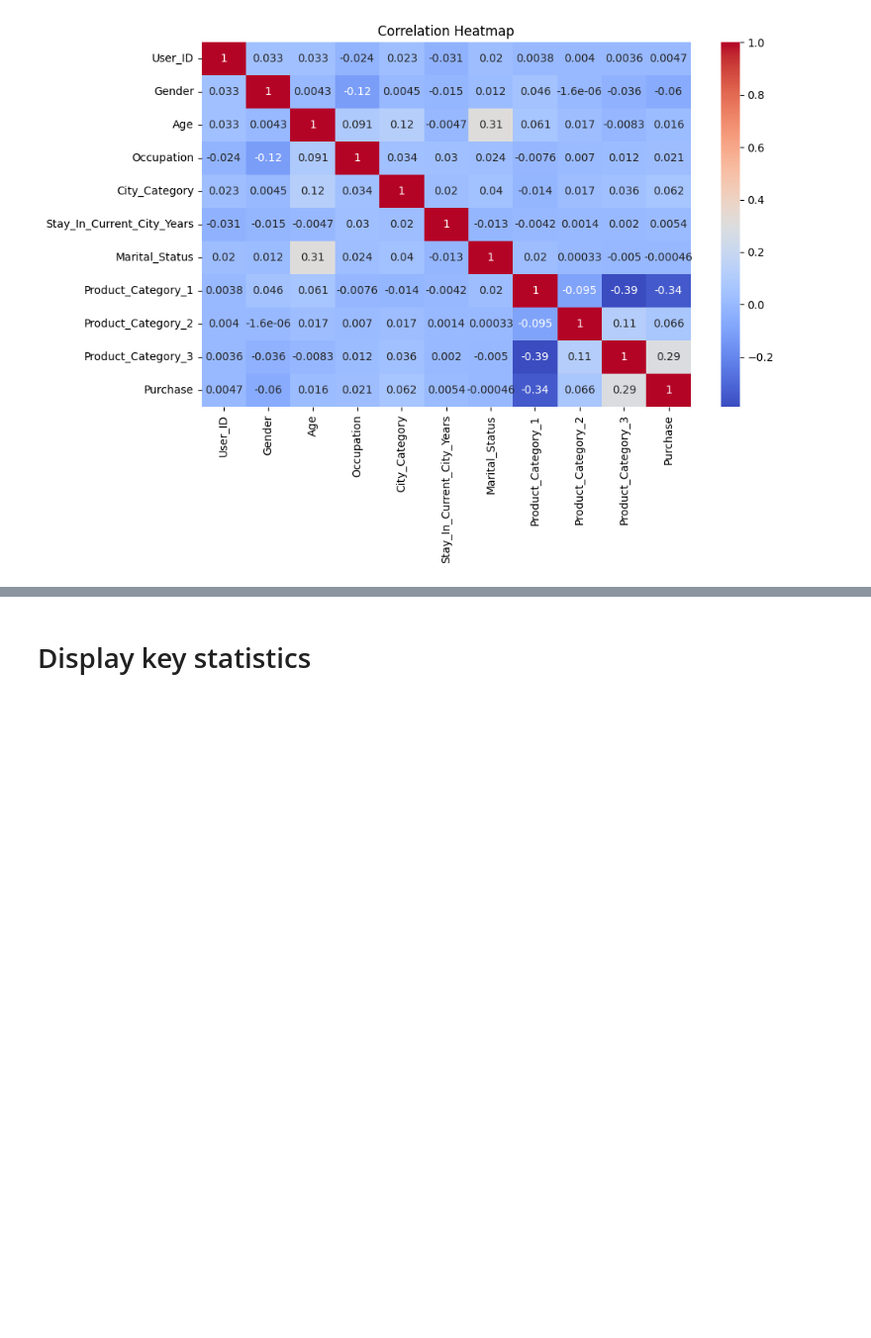
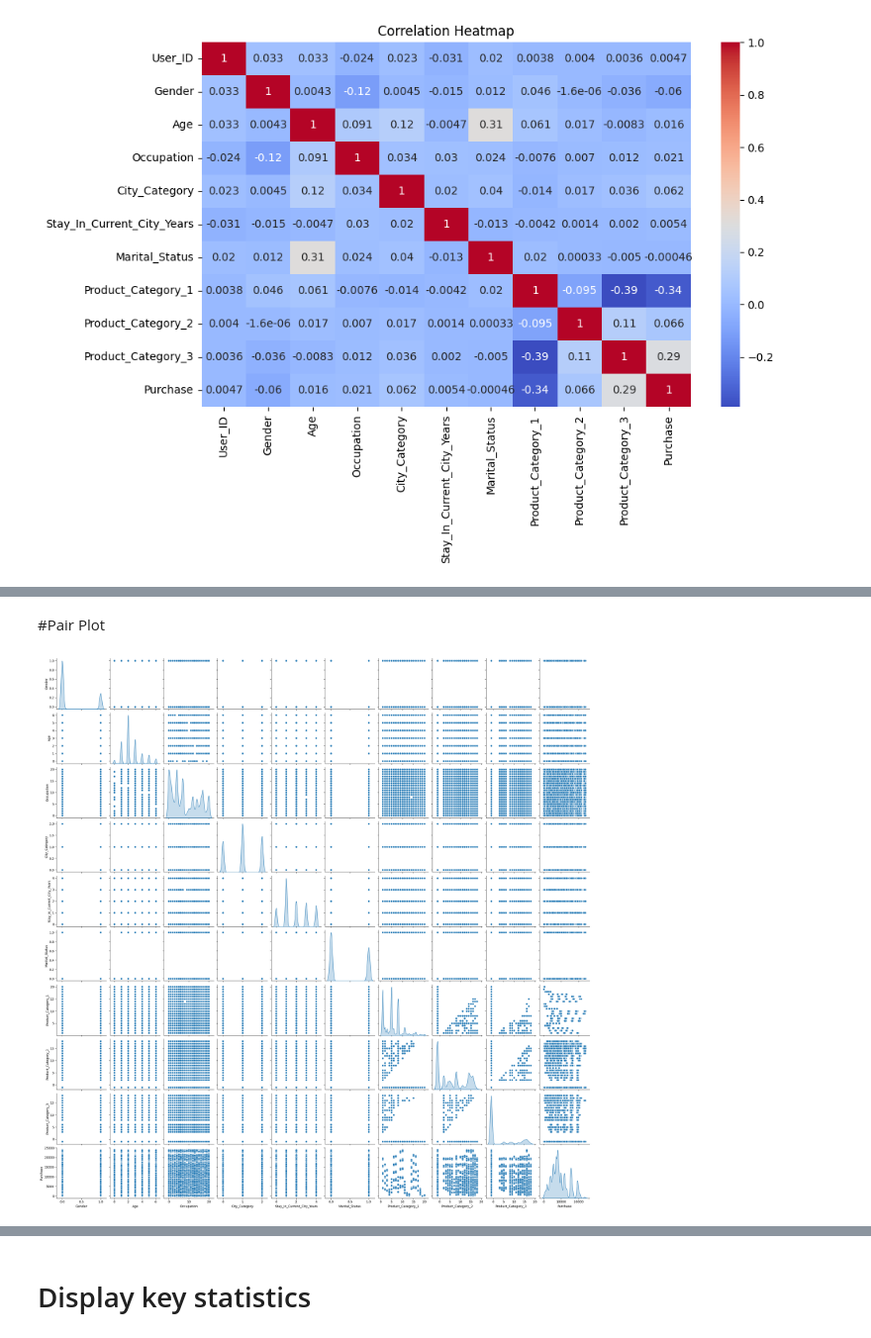
Before and after one commit to uygararas/ie423, a Jupyter notebook: task3.ipynb, the cells around one changed output, grey strips where cells are left out. Shown at 99% size. Saved outputs shown, nothing was run; the diff lists cells and outputs as text; code cells hidden in the pictures; blank space fills up the shorter version.

```diff
--- a/task3.ipynb
+++ b/task3.ipynb
@@ -141,0 +155,7 @@ plt.show()
+# %% [markdown]
+#Pair Plot
+# %%
+sns.pairplot(dfMlb[cols_num + ['Purchase']], diag_kind='kde')
+plt.show()
+# %% [output]
+[figure, added]
```
Also changed, not shown: parts of 27 cells of this notebook.
